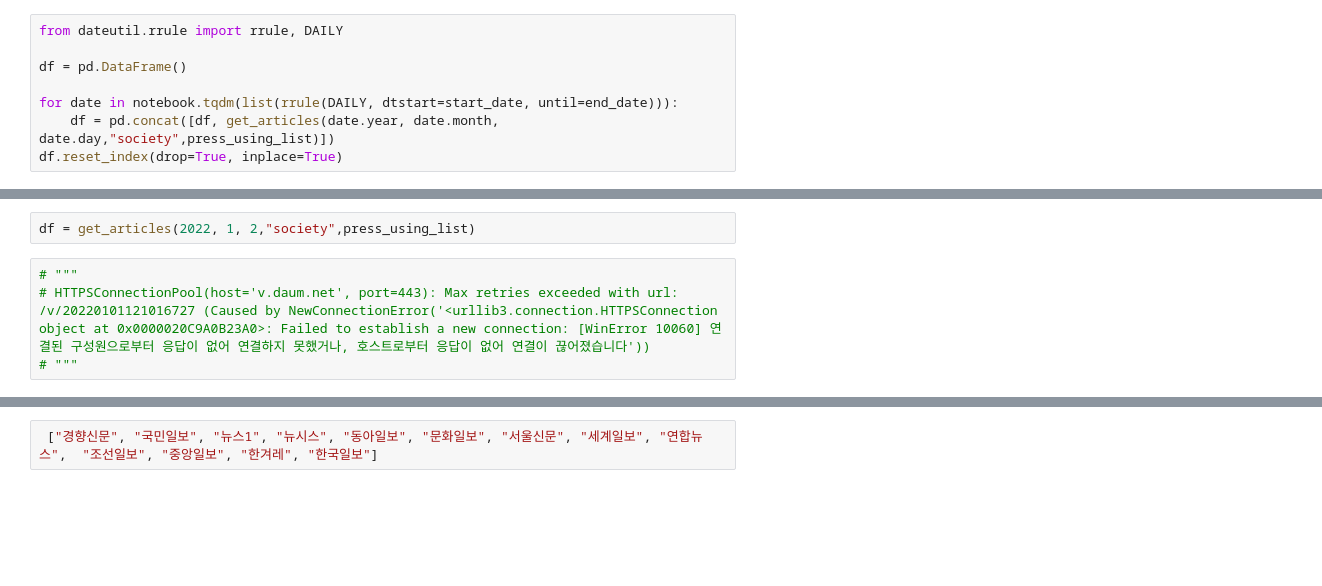
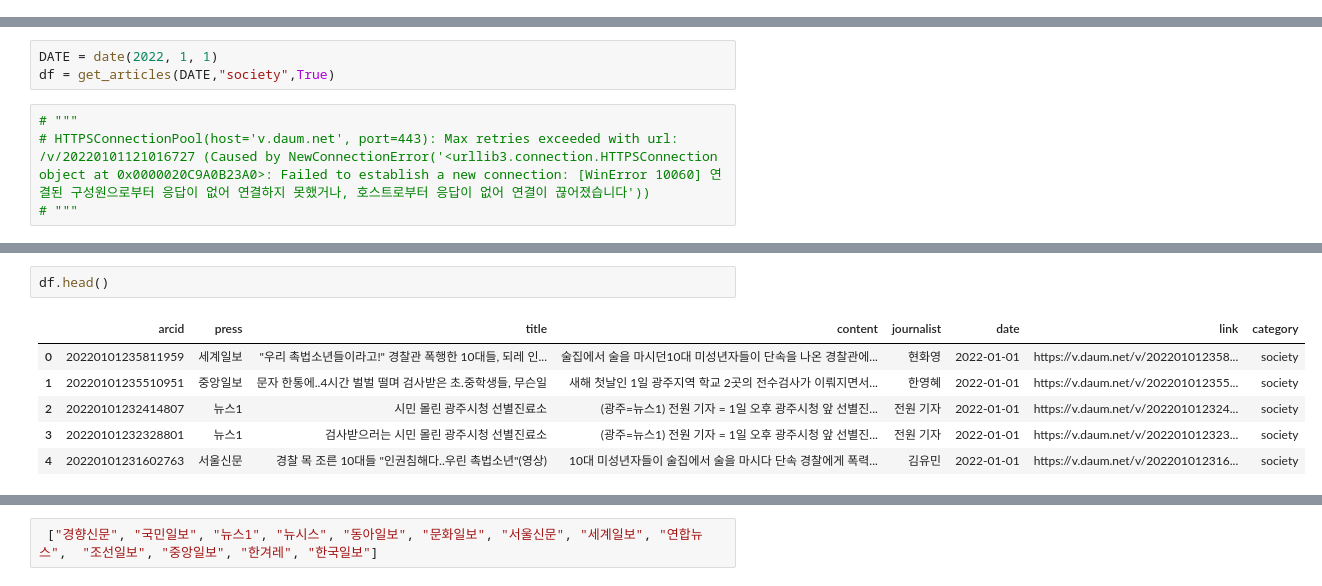
Before and after one commit to RynuRen/article_analyze, a Jupyter notebook: [KH]daum_news.ipynb, the cells around one changed output, grey strips where cells are left out. Cells and saved outputs as stored; diff of their text form; blank space fills up the shorter version.

```diff
--- a/[KH]daum_news.ipynb
+++ b/[KH]daum_news.ipynb
@@ -191,10 +174,2 @@ def get_articles(year,month,day, category, press_using_list = None):
 # %%
 # [카카오톡] YTN을 검색해 채널 추가 [전화] 02-398-8585 [메일] social@ytn.co.kr [온라인 제보] www.ytn.co.kr
-# %%
-from dateutil.rrule import rrule, DAILY
-
-df = pd.DataFrame()
-
-for date in notebook.tqdm(list(rrule(DAILY, dtstart=start_date, until=end_date))):
-    df = pd.concat([df, get_articles(date.year, date.month, date.day,"society",press_using_list)])
-df.reset_index(drop=True, inplace=True)
@@ -201,5 +188,6 @@ df.reset_index(drop=True, inplace=True)
 # %%
-df = get_articles(2022, 1, 2,"society",press_using_list)
+DATE = date(2022, 1, 1)
+df = get_articles(DATE,"society",True)
 # %%
 # """
 # HTTPSConnectionPool(host='v.daum.net', port=443): Max retries exceeded with url: /v/20220101121016727 (Caused by NewConnectionError('<urllib3.connection.HTTPSConnection object at 0x0000020C9A0B23A0>: Failed to establish a new connection: [WinError 10060] 연결된 구성원으로부터 응답이 없어 연결하지 못했거나, 호스트로부터 응답이 없어 연결이 끊어졌습니다'))
@@ -223,0 +250,9 @@ Name: press, dtype: int64
+# %%
+df.head()
+# %% [output]
+|  | arcid | press | title | content | journalist | date | link | category |
+| 0 | 20220101235811959 | 세계일보 | "우리 촉법소년들이라고!" 경찰관 폭행한 10대들, 되레 인... | 술집에서 술을 마시던10대 미성년자들이 단속을 나온 경찰관에... | 현화영 | 2022-01-01 | https://v.daum.net/v/202201012358... | society |
+| 1 | 20220101235510951 | 중앙일보 | 문자 한통에..4시간 벌벌 떨며 검사받은 초.중학생들, 무슨일 | 새해 첫날인 1일 광주지역 학교 2곳의 전수검사가 이뤄지면서... | 한영혜 | 2022-01-01 | https://v.daum.net/v/202201012355... | society |
+| 2 | 20220101232414807 | 뉴스1 | 시민 몰린 광주시청 선별진료소 | (광주=뉴스1) 전원 기자 = 1일 오후 광주시청 앞 선별진... | 전원 기자 | 2022-01-01 | https://v.daum.net/v/202201012324... | society |
+| 3 | 20220101232328801 | 뉴스1 | 검사받으러는 시민 몰린 광주시청 선별진료소 | (광주=뉴스1) 전원 기자 = 1일 오후 광주시청 앞 선별진... | 전원 기자 | 2022-01-01 | https://v.daum.net/v/202201012323... | society |
+| 4 | 20220101231602763 | 서울신문 | 경찰 목 조른 10대들 "인권침해다..우린 촉법소년"(영상) | 10대 미성년자들이 술집에서 술을 마시다 단속 경찰에게 폭력... | 김유민 | 2022-01-01 | https://v.daum.net/v/202201012316... | society |
```
Also changed, not shown: parts of 14 cells of this notebook.
